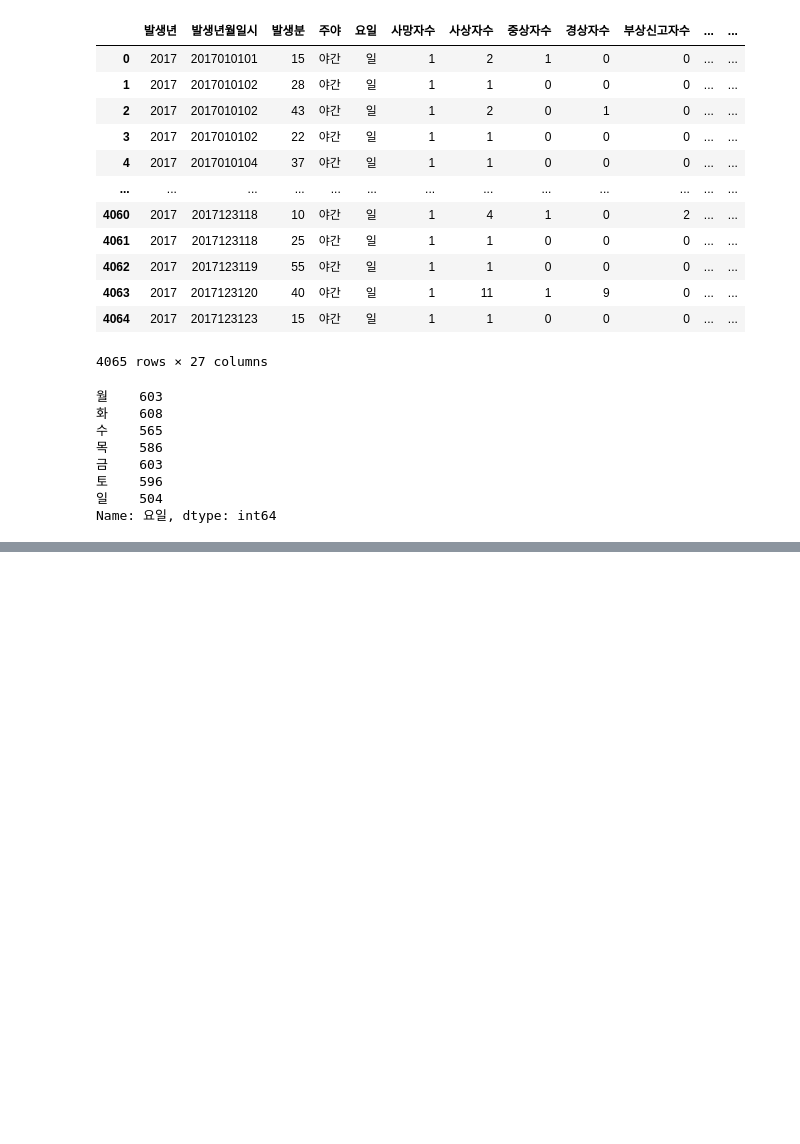
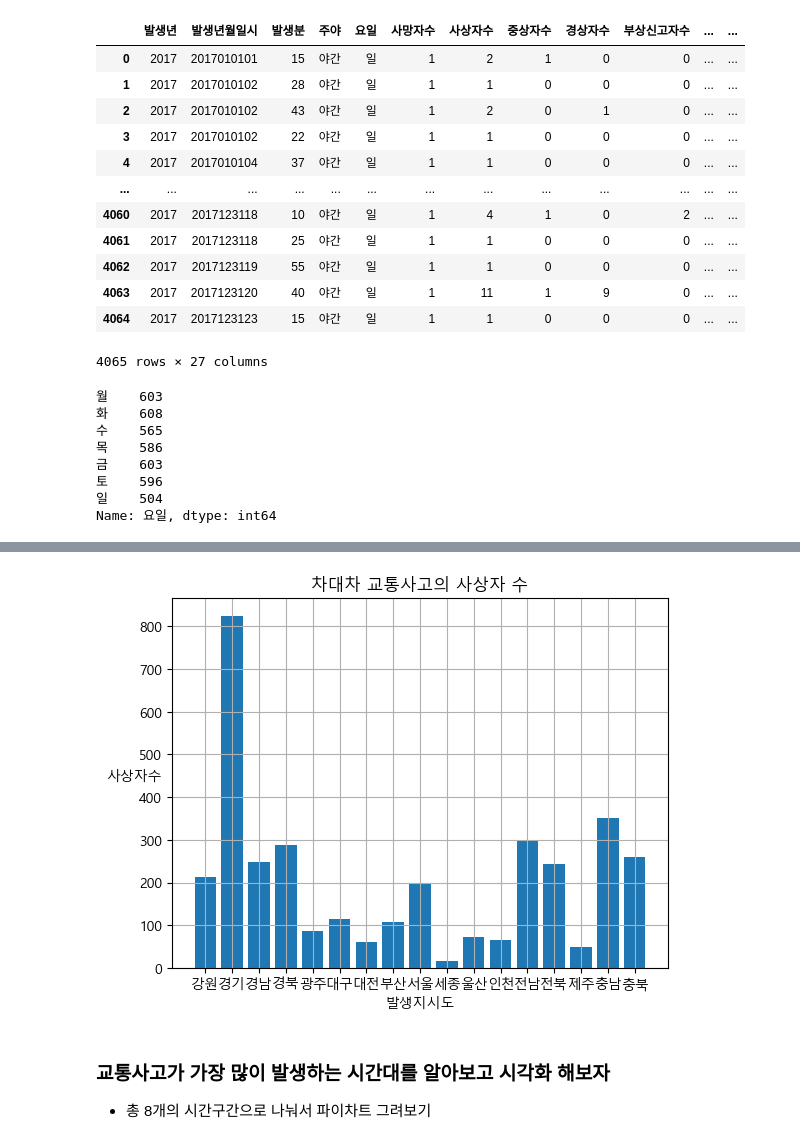
Before and after one commit to so1454/python_library, a Jupyter notebook: 3.Matplotlib.ipynb, the cells around one changed output, grey strips where cells are left out. Cells and saved outputs as stored; diff of their text form; code cells hidden in the pictures; blank space fills up the shorter version.

```diff
--- a/3.Matplotlib.ipynb
+++ b/3.Matplotlib.ipynb
@@ -205,0 +334,24 @@ plt.bar(x,y)
+# %%
+# 그냥은 바차트가 안만들어지니까 변형시켜서 만드려면
+# 1차원으로 변형 시켜줘야함
+
+y_bar = []
+for i in range(len(y)) :
+    y_bar.append(y[i][0])  # 변형전 y의 배열형태가 한 행에 하나씩
+                            # 0열에 들어있으니까
+                            # y_bar라는 리스트 안에다가 y의 값을 넣어줌
+
+plt.bar(x,y_bar)
+
+plt.xlabel('발생지시도')
+plt.ylabel('사상자수', rotation = 0)
+plt.title('차대차 교통사고의 사상자 수')
+plt.grid()
+
+
+plt.show()
+# %% [output]
+[figure, added]
+# %% [markdown]
+### 교통사고가 가장 많이 발생하는 시간대를 알아보고 시각화 해보자
+- 총 8개의 시간구간으로 나눠서 파이차트 그려보기
```
Also changed, not shown: parts of 29 cells of this notebook, 2 other files.
